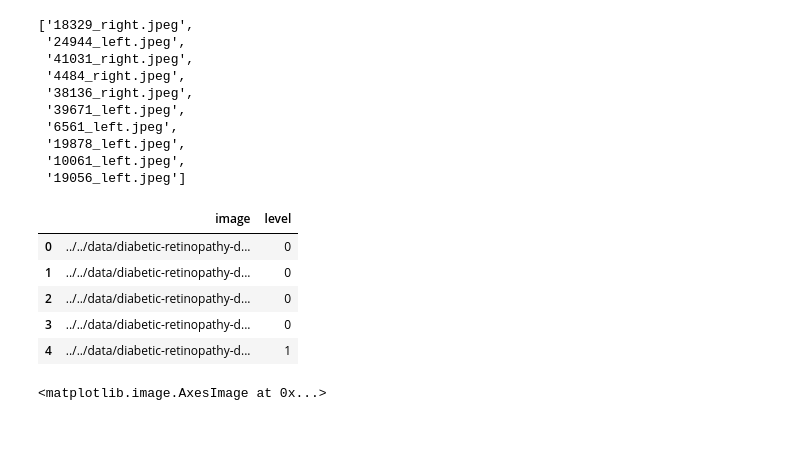
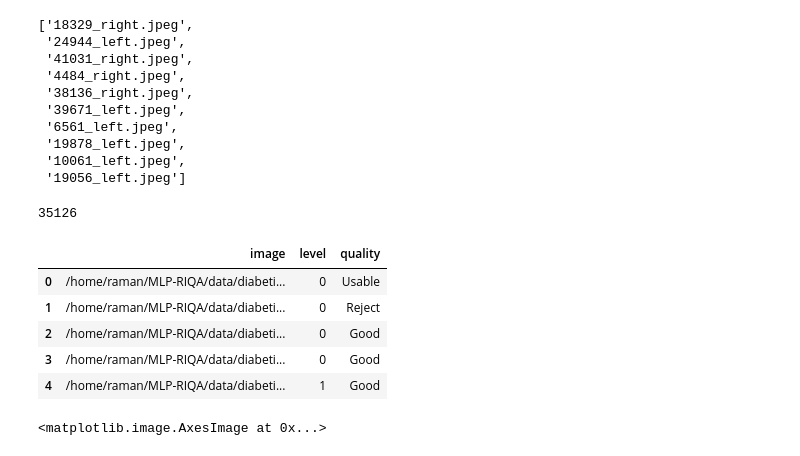
Before and after one commit to Raman1121/MLP-RIQA, a Jupyter notebook: src/notebooks/initial_DR_NB.ipynb, the cells around one changed output. Saved outputs shown, nothing was run; the diff lists cells and outputs as text; code cells hidden in the pictures.

Commit message:
Working DR Training model

```diff
--- a/src/notebooks/initial_DR_NB.ipynb
+++ b/src/notebooks/initial_DR_NB.ipynb
@@ -36,16 +36,21 @@ os.listdir(os.path.join(ROOT_PATH, 'final_train', 'train'))[0:10]
  '10061_left.jpeg',
  '19056_left.jpeg']
 # %%
-train_labels_df = pd.read_csv(os.path.join(ROOT_PATH, 'trainLabels.csv'))
-train_labels_df['image'] = train_labels_df['image'].apply(lambda x: str(ROOT_PATH+'final_train/train/'+x+'.jpeg'))
+# train_labels_df = pd.read_csv(os.path.join(ROOT_PATH, 'trainLabels.csv'))
+# train_labels_df['image'] = train_labels_df['image'].apply(lambda x: str(ROOT_PATH+'final_train/train/'+x+'.jpeg'))
+# train_labels_df.head()
+
+train_labels_df = pd.read_csv('/home/raman/MLP-RIQA/Train_set_RIQA_DR_Labels.csv')
+print(len(train_labels_df))
 train_labels_df.head()
 # %% [output]
+35126
-|  | image | level |
-| 0 | ../../data/diabetic-retinopathy-d... | 0 |
-| 1 | ../../data/diabetic-retinopathy-d... | 0 |
-| 2 | ../../data/diabetic-retinopathy-d... | 0 |
-| 3 | ../../data/diabetic-retinopathy-d... | 0 |
-| 4 | ../../data/diabetic-retinopathy-d... | 1 |
+|  | image | level | quality |
+| 0 | /home/raman/MLP-RIQA/data/diabeti... | 0 | Usable |
+| 1 | /home/raman/MLP-RIQA/data/diabeti... | 0 | Reject |
+| 2 | /home/raman/MLP-RIQA/data/diabeti... | 0 | Good |
+| 3 | /home/raman/MLP-RIQA/data/diabeti... | 0 | Good |
+| 4 | /home/raman/MLP-RIQA/data/diabeti... | 1 | Good |
 # %%
 img = cv2.imread(train_labels_df['image'][0])
 plt.imshow(img, )
```
Also changed, not shown: parts of 8 cells of this notebook, 7 other files.
